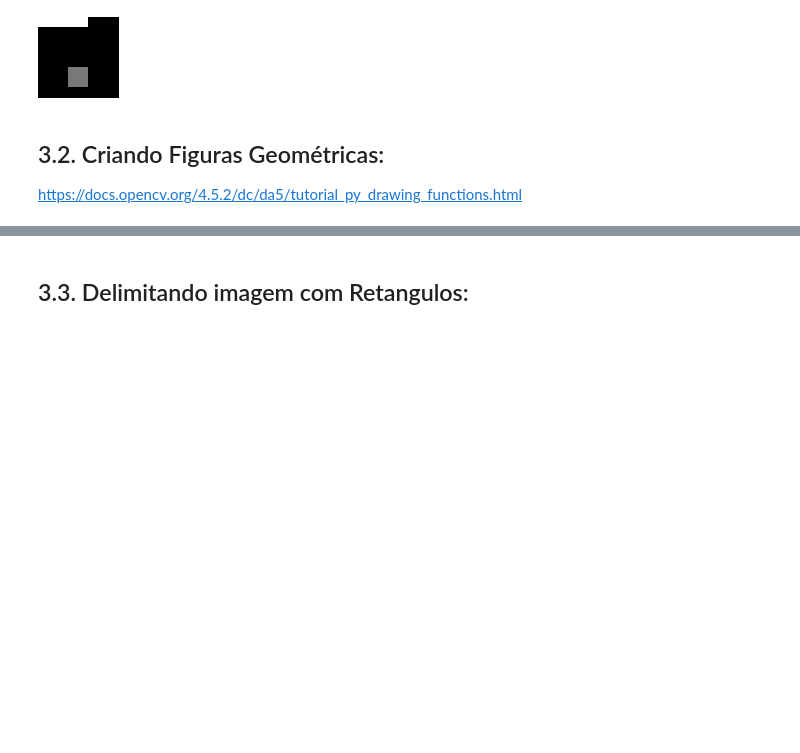
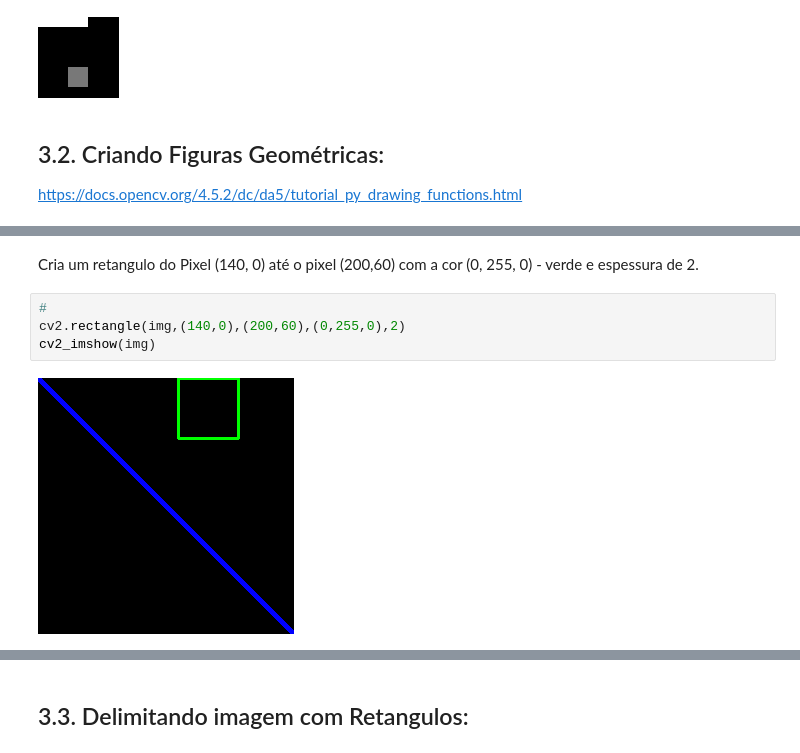
Before and after one commit to GabrielTrentino/Bootcamps-Masterclass, a Jupyter notebook: 02 - Masterclass/02.1 - SIGMOIDAL - Visão Computacional/Manipulações_Básicas_com_Open_CV.ipynb, the cells around one changed output, grey strips where cells are left out. Cells and saved outputs as stored; diff of their text form; blank space fills up the shorter version.

```diff
--- a/02 - Masterclass/02.1 - SIGMOIDAL - Visão Computacional/Manipulações_Básicas_com_Open_CV.ipynb
+++ b/02 - Masterclass/02.1 - SIGMOIDAL - Visão Computacional/Manipulações_Básicas_com_Open_CV.ipynb
@@ -249,0 +263,8 @@ https://docs.opencv.org/4.5.2/dc/da5/tutorial_py_drawing_functions.html
+# %% [markdown]
+Cria um retangulo do Pixel (140, 0) até o pixel (200,60) com a cor (0, 255, 0) - verde e espessura de 2.
+# %%
+#
+cv2.rectangle(img,(140,0),(200,60),(0,255,0),2)
+cv2_imshow(img)
+# %% [output]
+[figure, added]
```
Also changed, not shown: parts of 8 cells of this notebook.
